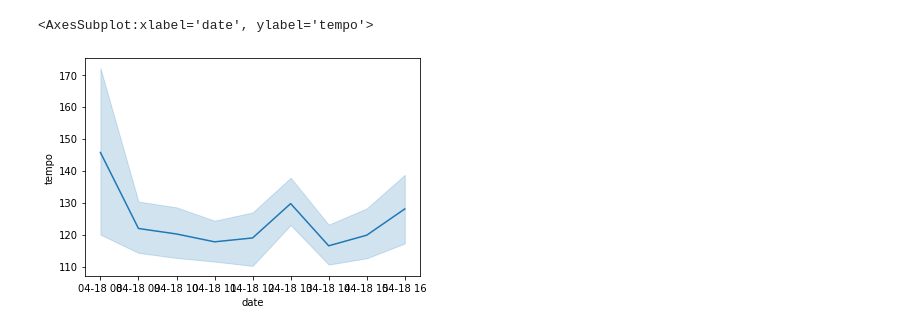
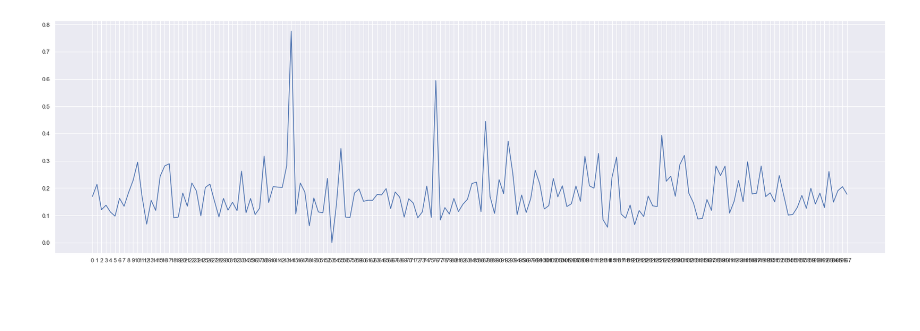
Before and after one commit to obrhubr/radio-scraper, a Jupyter notebook: viz/spotifyviz.ipynb, the cells around one changed output. Saved outputs shown, nothing was run; the diff lists cells and outputs as text; code cells hidden in the pictures; blank space fills up the shorter version.

Commit message:
add date and add analysis to readme

```diff
--- a/viz/spotifyviz.ipynb
+++ b/viz/spotifyviz.ipynb
@@ -22,5 +23,0 @@ df = df.join(pd.get_dummies(df["station"]))
-# %%
-sns.lineplot(x=df["date"], y=df["tempo"])
-# %% [output]
-<AxesSubplot:xlabel='date', ylabel='tempo'>
-[figure, removed]
@@ -26,0 +26,4 @@ sns.lineplot(x=df["date"], y=df["tempo"])
+# %%
+dayhour()
+# %% [output]
+[figure, added]
```
Also changed, not shown: parts of 12 cells of this notebook, 6 other files.
